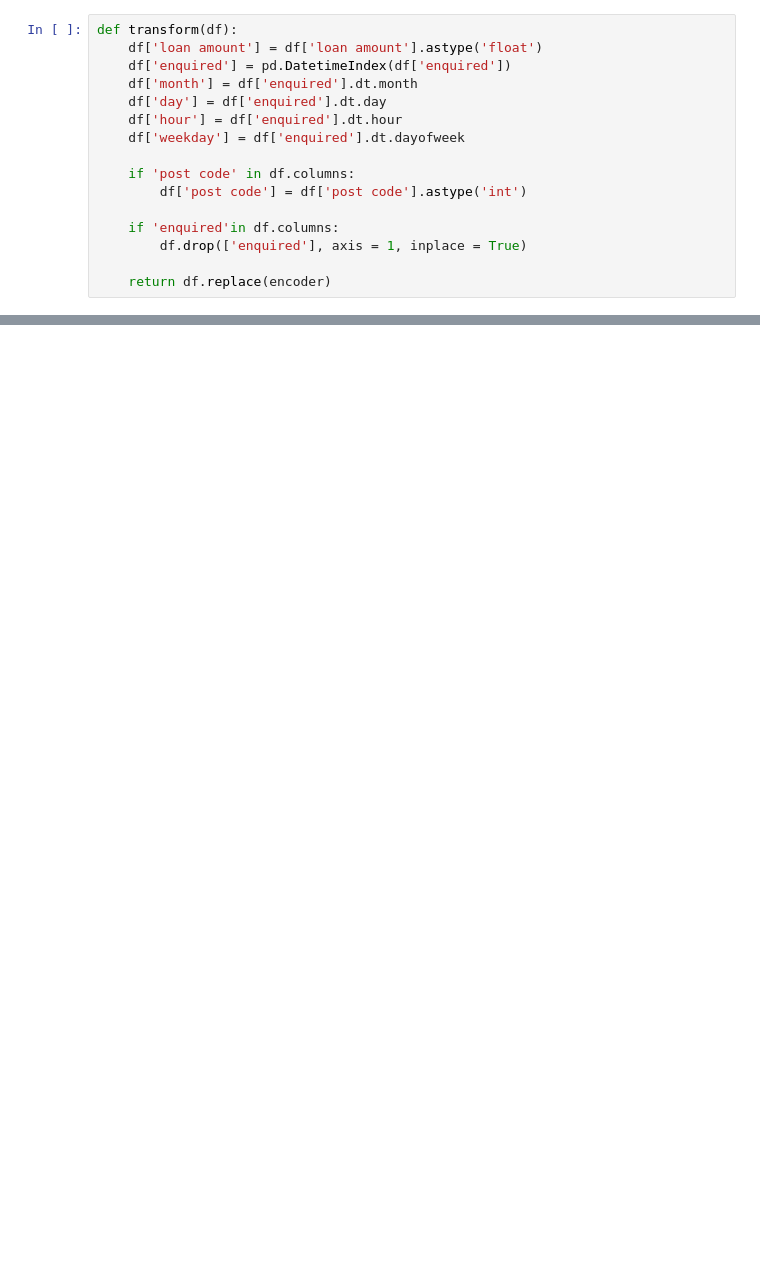
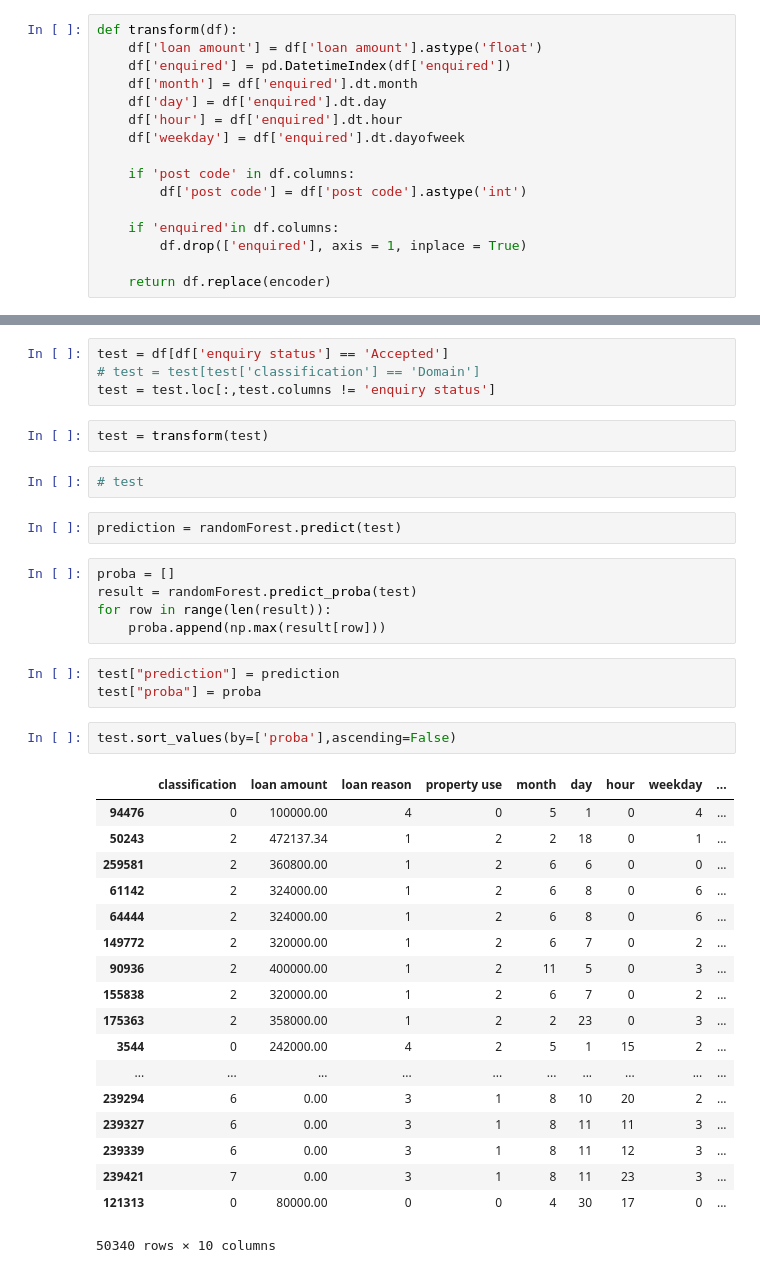
Before and after one commit to MagicMike90/customer-interest, a Jupyter notebook: random_forest_clean.ipynb, the cells around one changed output, grey strips where cells are left out. Drawn from its saved outputs; the diff is of its cells as text; blank space fills up the shorter version.

```diff
--- a/random_forest_clean.ipynb
+++ b/random_forest_clean.ipynb
@@ -223,0 +285,39 @@ posibility is: 0.52
+# %%
+test = df[df['enquiry status'] == 'Accepted']
+# test = test[test['classification'] == 'Domain']
+test = test.loc[:,test.columns != 'enquiry status']
+# %%
+test = transform(test)
+# %%
+# test
+# %%
+prediction = randomForest.predict(test)
+# %%
+proba = []
+result = randomForest.predict_proba(test)
+for row in range(len(result)):
+    proba.append(np.max(result[row]))
+# %%
+test["prediction"] = prediction
+test["proba"] = proba
+# %%
+test.sort_values(by=['proba'],ascending=False)
+# %% [output]
+|  | classification | loan amount | loan reason | property use | month | day | hour | weekday | ... |
+| 94476 | 0 | 100000.00 | 4 | 0 | 5 | 1 | 0 | 4 | ... |
+| 50243 | 2 | 472137.34 | 1 | 2 | 2 | 18 | 0 | 1 | ... |
+| 259581 | 2 | 360800.00 | 1 | 2 | 6 | 6 | 0 | 0 | ... |
+| 61142 | 2 | 324000.00 | 1 | 2 | 6 | 8 | 0 | 6 | ... |
+| 64444 | 2 | 324000.00 | 1 | 2 | 6 | 8 | 0 | 6 | ... |
+| 149772 | 2 | 320000.00 | 1 | 2 | 6 | 7 | 0 | 2 | ... |
+| 90936 | 2 | 400000.00 | 1 | 2 | 11 | 5 | 0 | 3 | ... |
+| 155838 | 2 | 320000.00 | 1 | 2 | 6 | 7 | 0 | 2 | ... |
+| 175363 | 2 | 358000.00 | 1 | 2 | 2 | 23 | 0 | 3 | ... |
+| 3544 | 0 | 242000.00 | 4 | 2 | 5 | 1 | 15 | 2 | ... |
+| ... | ... | ... | ... | ... | ... | ... | ... | ... | ... |
+| 239294 | 6 | 0.00 | 3 | 1 | 8 | 10 | 20 | 2 | ... |
+| 239327 | 6 | 0.00 | 3 | 1 | 8 | 11 | 11 | 3 | ... |
+| 239339 | 6 | 0.00 | 3 | 1 | 8 | 11 | 12 | 3 | ... |
+| 239421 | 7 | 0.00 | 3 | 1 | 8 | 11 | 23 | 3 | ... |
+| 121313 | 0 | 80000.00 | 0 | 0 | 4 | 30 | 17 | 0 | ... |
+50340 rows × 10 columns
```
Also changed, not shown: parts of 17 cells of this notebook, 2 other files.
